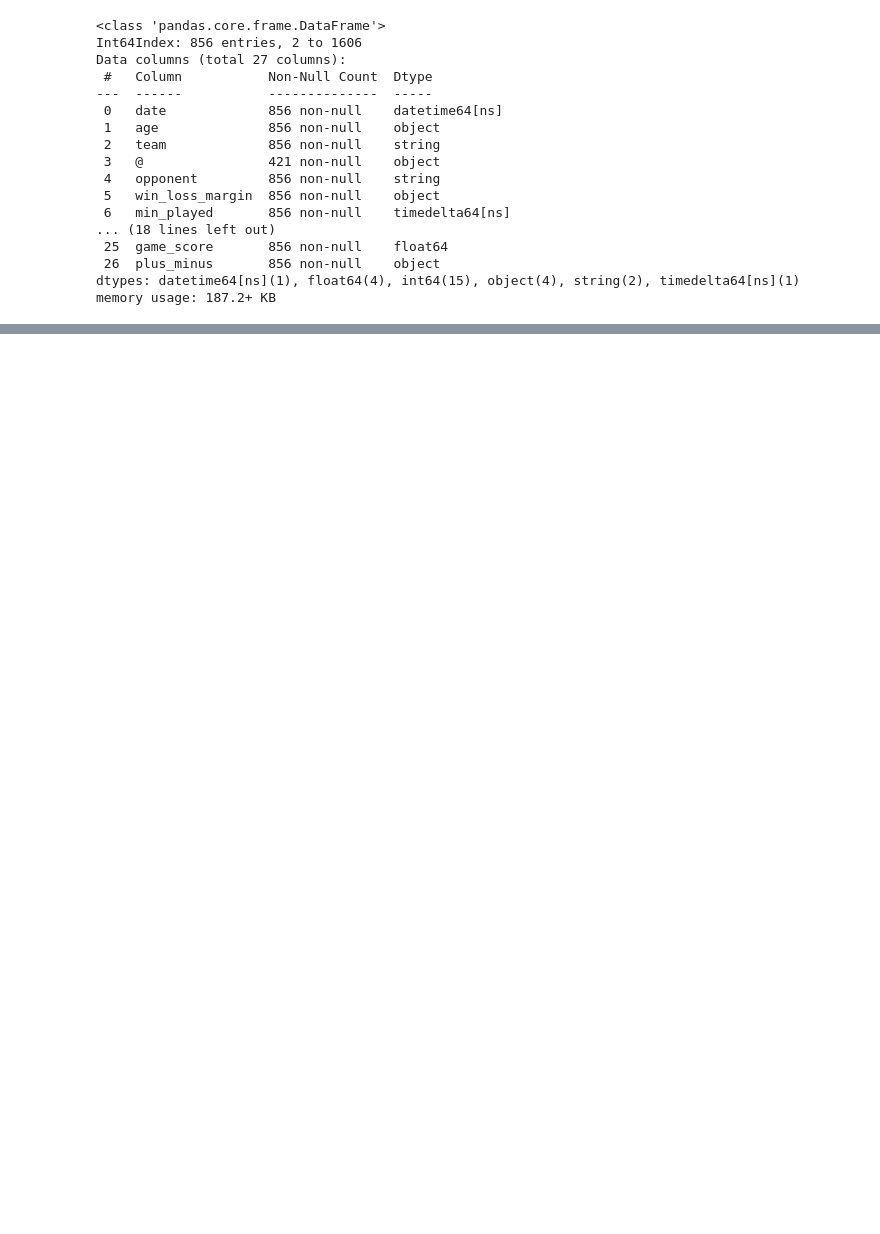
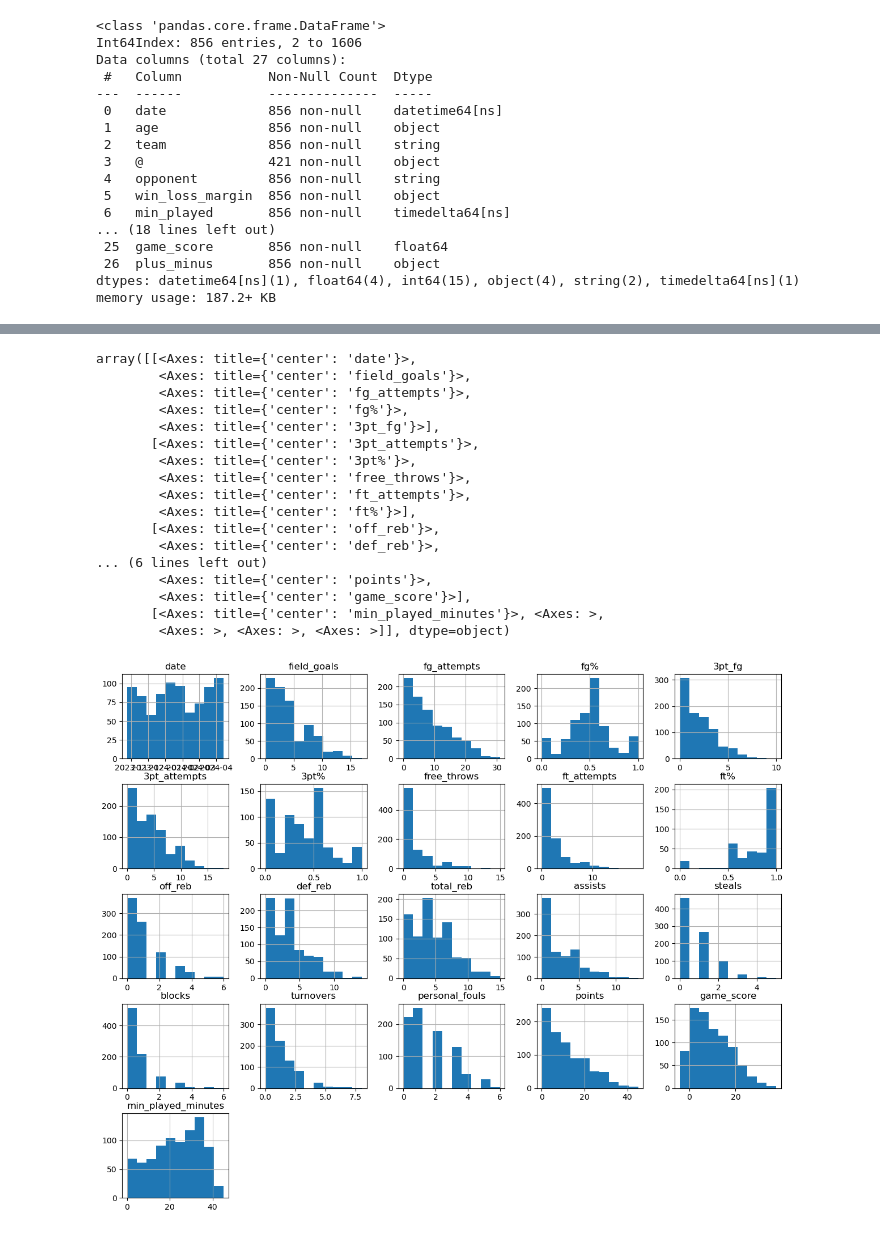
Before and after one commit to walcotttt/capstone, a Jupyter notebook: EDA.ipynb, the cells around one changed output, grey strips where cells are left out. Cells and saved outputs as stored; diff of their text form; code cells hidden in the pictures; blank space fills up the shorter version.

```diff
--- a/EDA.ipynb
+++ b/EDA.ipynb
@@ -246,0 +247,26 @@ memory usage: 187.2+ KB
+# %%
+# create variable of total minutes as a numeric since timedelta dtypecannot be plotted
+df_clean['min_played_minutes'] = df_clean['min_played'].dt.total_seconds()/60
+# %%
+# plot histograms of each column
+fig, axis = plt.subplots(figsize=(15, 12))
+df_clean.hist(ax=axis)
+# %% [output]
+array([[<Axes: title={'center': 'date'}>,
+        <Axes: title={'center': 'field_goals'}>,
+        <Axes: title={'center': 'fg_attempts'}>,
+        <Axes: title={'center': 'fg%'}>,
+        <Axes: title={'center': '3pt_fg'}>],
+       [<Axes: title={'center': '3pt_attempts'}>,
+        <Axes: title={'center': '3pt%'}>,
+        <Axes: title={'center': 'free_throws'}>,
+        <Axes: title={'center': 'ft_attempts'}>,
+        <Axes: title={'center': 'ft%'}>],
+       [<Axes: title={'center': 'off_reb'}>,
+        <Axes: title={'center': 'def_reb'}>,
+... (6 lines left out)
+        <Axes: title={'center': 'points'}>,
+        <Axes: title={'center': 'game_score'}>],
+       [<Axes: title={'center': 'min_played_minutes'}>, <Axes: >,
+        <Axes: >, <Axes: >, <Axes: >]], dtype=object)
+[figure, added]
```
Also changed, not shown: parts of 5 cells of this notebook, 1 other file.
